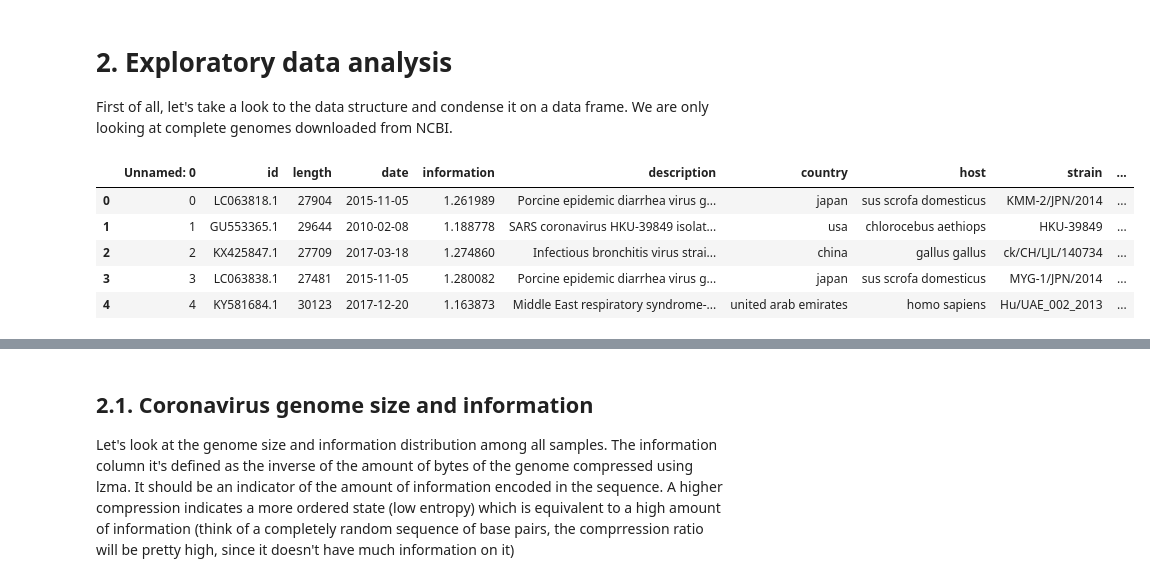
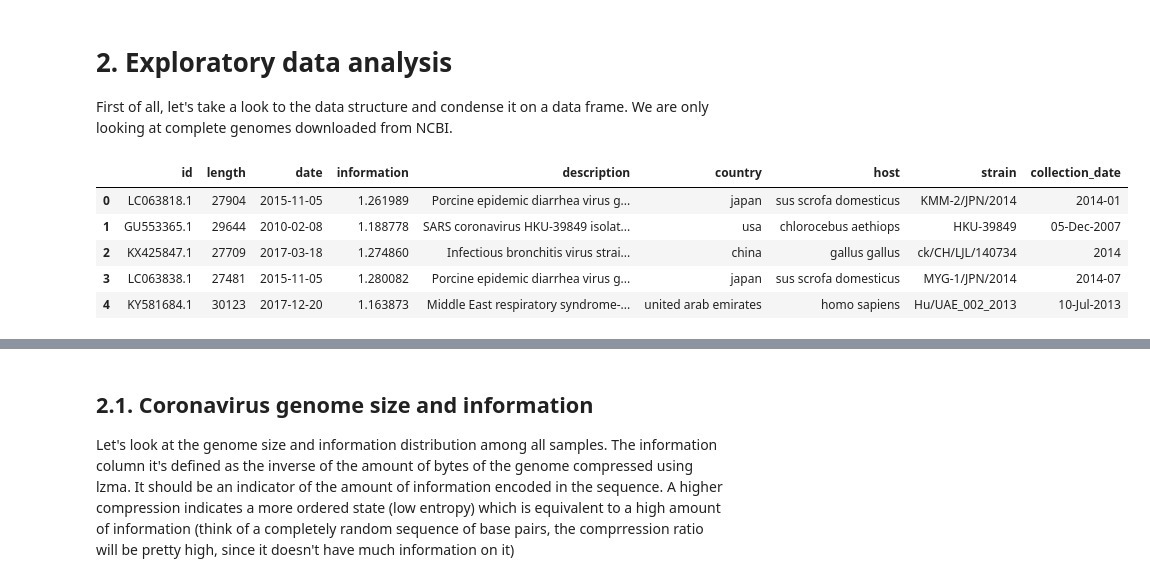
Before and after one commit to pellegre/coronaversing, a Jupyter notebook: coronaversing.ipynb, the cells around one changed output, grey strips where cells are left out. Cells and saved outputs as stored; diff of their text form; code cells hidden in the pictures.

```diff
--- a/coronaversing.ipynb
+++ b/coronaversing.ipynb
@@ -12,11 +12,20 @@ from matplotlib import pyplot as plt
 
 from IPython.display import display, HTML
 from IPython.display import Markdown as md
+from IPython.core.display import Image
 
 from sklearn.linear_model import LinearRegression
 
+from reportlab.lib import colors
+from reportlab.lib.units import cm
+
+from Bio import Seq
+from Bio import Entrez
+from Bio.Graphics import GenomeDiagram
 from Bio import SeqIO
-from Bio import Entrez
+from Bio.SeqFeature import SeqFeature, FeatureLocation
+from Bio.Alphabet import IUPAC
+from Bio.SeqUtils import seq3
 
 import pandas as pd
 import seaborn as sb
@@ -35,9 +44,13 @@ import lzma as xz
 # data folders
 root_folder = "./data/genbank/"
 viruses = ["coronaviridae"]
-cache_file = "cache.csv" # file periodically removed
+
+# file periodically removed to update with the latest data
+cache_vrs_file = ".cache_vrs.pkl"
+cache_cds_file = ".cache_cds.pkl"
 
 hidden_columns = ["sequence", "file_path"]
+hidden_cds_columns = ["translation", "file_path", "location"]
 
 max_unknown_nucleotides = 10
 # %% [markdown]
@@ -105,11 +118,17 @@ First of all, let's take a look to the data structure and condense it on a data
 # %%
 def get_genomes():
     for vrs in viruses:
-        # define data frame structure
+        # define data frame structure for viruses
         feature_columns = ["country", "host", "strain", "collection_date"]
         sample_columns = ["id", "length", "date", "information", "description", "sequence", "file_path"]
         total_columns = sample_columns + feature_columns
         vrs_frame = {i:list() for i in total_columns}
+
+        # define data frame structure for CDS
+        cds_feature_columns = ["protein_id", "product", "gene", "codon_start", "translation"]
+        cds_sample_columns = ["oid", "type", "file_path", "location", "start", "end", "length"]
+        cds_columns = cds_feature_columns + cds_sample_columns
+        cds_frame = {i:list() for i in cds_columns}
 
         # loop over gb files
         data_folder = root_folder + vrs + "/"
@@ -127,10 +146,11 @@ def get_genomes():
 
                     # get several additional variables from genbank file featues (if availbale)
                     for ftrs in seq_record.features:
+
+                        # some metada of the sample
                         if ftrs.type == "source":
                             for var in feature_columns:
                                 if var in ftrs.qualifiers:
-
                                     # sanitize country
                                     if var == "country":
                                         country = ftrs.qualifiers[var][0]
@@ -143,46 +163,63 @@ def get_genomes():
                                         vrs_frame["host"].append(host.lower())
                                     else:
                                         vrs_frame[var].append(ftrs.qualifiers[var][0])
-
-
                                 else:
                                     vrs_frame[var].append("unknown")
-                            break
-                        else:
-                            print("not source on : ", filename)
 
+                        # collect cds data in a different dataframe
+                        if "protein_id" in ftrs.qualifiers:
+                            for var in cds_feature_columns:
+                                if var in ftrs.qualifiers:
+                                    cds_frame[var].append(ftrs.qualifiers[var][0])
+                                else:
+                                    cds_frame[var].append("unknown")
+
+                            cds_frame["start"].append(ftrs.location.start)
+                            cds_frame["end"].append(ftrs.location.end)
+                            cds_frame["length"].append(len(ftrs.location))
+                            cds_frame["location"].append(ftrs.location)
+
+                            # cds data of the record
+                            cds_frame["oid"].append(seq_record.id)
+                            cds_frame["file_path"].append(data_folder + filename)
+                            cds_frame["type"].append(ftrs.type)
 
                     # compress virus genome to get an idea of the amount of information.
                     info = 10000.0 / len(xz.compress(str(seq_record.seq).encode('utf-8')))
 
                     # genome length
                     genome_length = len(seq_record.seq)
 
+                    # sample (virus) data
                     vrs_frame["id"].append(seq_record.id)
                     vrs_frame["date"].append(pd.to_datetime(seq_record.annotations["date"]))
                     vrs_frame["information"].append(info)
                     vrs_frame["length"].append(genome_length)
                     vrs_frame["sequence"].append(genome_sequence)
                     vrs_frame["file_path"].append(data_folder + filename)
                     vrs_frame["description"].append(seq_record.description)
 
             else:
                 continue
 
         df = pd.DataFrame.from_dict(vrs_frame)
-        return df
+        cdf = pd.DataFrame.from_dict(cds_frame)
+        return (df, cdf)
 
-if os.path.isfile(cache_file):
-    corona_orig = pd.read_csv(cache_file, parse_dates=["date"])
+if os.path.isfile(cache_vrs_file):
+    corona_orig = pd.read_pickle(cache_vrs_file)
+    corona_cds = pd.read_pickle(cache_cds_file)
 else:
-    corona_orig = get_genomes()
-    corona_orig.to_csv(cache_file)
+    corona_orig, corona_cds = get_genomes()
+    corona_orig.to_pickle(cache_vrs_file)
+    corona_cds.to_pickle(cache_cds_file)
 
 display(HTML(corona_orig.drop(hidden_columns, axis=1).head().to_html()))
+display(HTML(corona_cds.drop(hidden_cds_columns, axis=1).head().to_html()))
 # %% [output]
-|  | Unnamed: 0 | id | length | date | information | description | country | host | strain | ... |
-| 0 | 0 | LC063818.1 | 27904 | 2015-11-05 | 1.261989 | Porcine epidemic diarrhea virus g... | japan | sus scrofa domesticus | KMM-2/JPN/2014 | ... |
-| 1 | 1 | GU553365.1 | 29644 | 2010-02-08 | 1.188778 | SARS coronavirus HKU-39849 isolat... | usa | chlorocebus aethiops | HKU-39849 | ... |
-| 2 | 2 | KX425847.1 | 27709 | 2017-03-18 | 1.274860 | Infectious bronchitis virus strai... | china | gallus gallus | ck/CH/LJL/140734 | ... |
-| 3 | 3 | LC063838.1 | 27481 | 2015-11-05 | 1.280082 | Porcine epidemic diarrhea virus g... | japan | sus scrofa domesticus | MYG-1/JPN/2014 | ... |
-| 4 | 4 | KY581684.1 | 30123 | 2017-12-20 | 1.163873 | Middle East respiratory syndrome-... | united arab emirates | homo sapiens | Hu/UAE_002_2013 | ... |
+|  | id | length | date | information | description | country | host | strain | collection_date |
+| 0 | LC063818.1 | 27904 | 2015-11-05 | 1.261989 | Porcine epidemic diarrhea virus g... | japan | sus scrofa domesticus | KMM-2/JPN/2014 | 2014-01 |
+| 1 | GU553365.1 | 29644 | 2010-02-08 | 1.188778 | SARS coronavirus HKU-39849 isolat... | usa | chlorocebus aethiops | HKU-39849 | 05-Dec-2007 |
+| 2 | KX425847.1 | 27709 | 2017-03-18 | 1.274860 | Infectious bronchitis virus strai... | china | gallus gallus | ck/CH/LJL/140734 | 2014 |
+| 3 | LC063838.1 | 27481 | 2015-11-05 | 1.280082 | Porcine epidemic diarrhea virus g... | japan | sus scrofa domesticus | MYG-1/JPN/2014 | 2014-07 |
+| 4 | KY581684.1 | 30123 | 2017-12-20 | 1.163873 | Middle East respiratory syndrome-... | united arab emirates | homo sapiens | Hu/UAE_002_2013 | 10-Jul-2013 |
```
Also changed, not shown: parts of 26 cells of this notebook, 1 other file.
